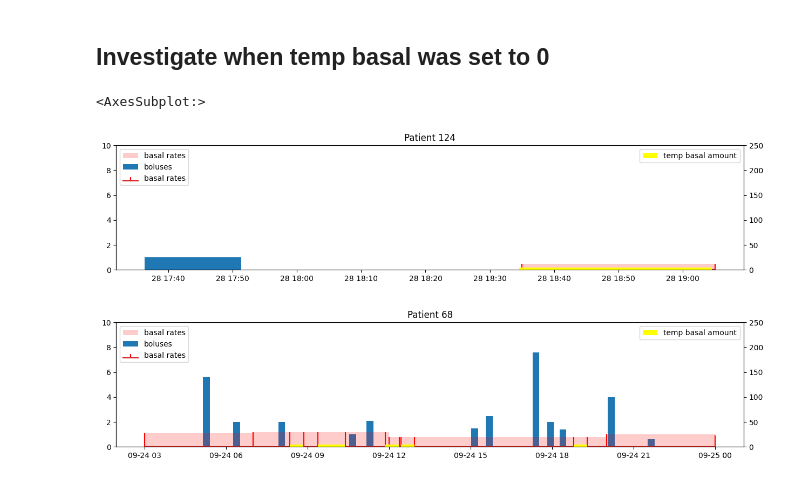
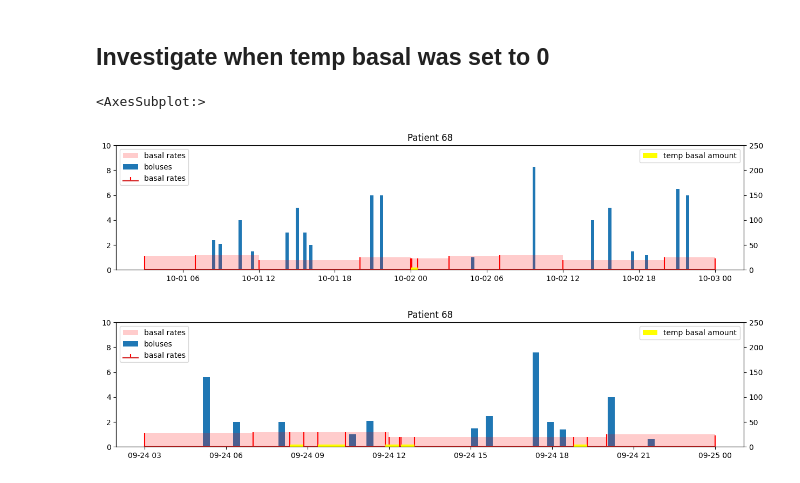
Before and after one commit to nudgebg/egvinsulin, a Jupyter notebook: notebooks/understand-flair-dataset/understand-flair-dataset.ipynb, the cells around one changed output. Cells and saved outputs as stored; diff of their text form; code cells hidden in the pictures.

```diff
--- a/notebooks/understand-flair-dataset/understand-flair-dataset.ipynb
+++ b/notebooks/understand-flair-dataset/understand-flair-dataset.ipynb
@@ -280,18 +280,18 @@ def drawInsulinEvents(df):
 # %%
 def selectRegionAroundEvent(df, patient_id, date_time, hours):
     sub_frame = df.loc[(df.PtID==patient_id) & (df.DateTime>date_time-timedelta(hours=hours)) & (df.DateTime<date_time+timedelta(hours=hours))]
     return sub_frame
 
 #we select a random temp basal event with temp basal set to zero and some data around it
 zeroRateEvents = df_insulin.loc[df_insulin.TempBasalAmt==0]
 random_index = random.choice(zeroRateEvents.index)
 subFrame = selectRegionAroundEvent(df_insulin,
                                    zeroRateEvents.loc[random_index,'PtID'],
-                                   zeroRateEvents.loc[random_index,'DateTime'], 1)
+                                   zeroRateEvents.loc[random_index,'DateTime'], 24)
 drawInsulinEvents(subFrame)
 # %% [output]
 <AxesSubplot:>
-[figure, old version]
+[figure, new version]
 # %%
 
 #same just with a fixed event (for reproducibility)
```
Also changed, not shown: parts of 6 cells of this notebook.
